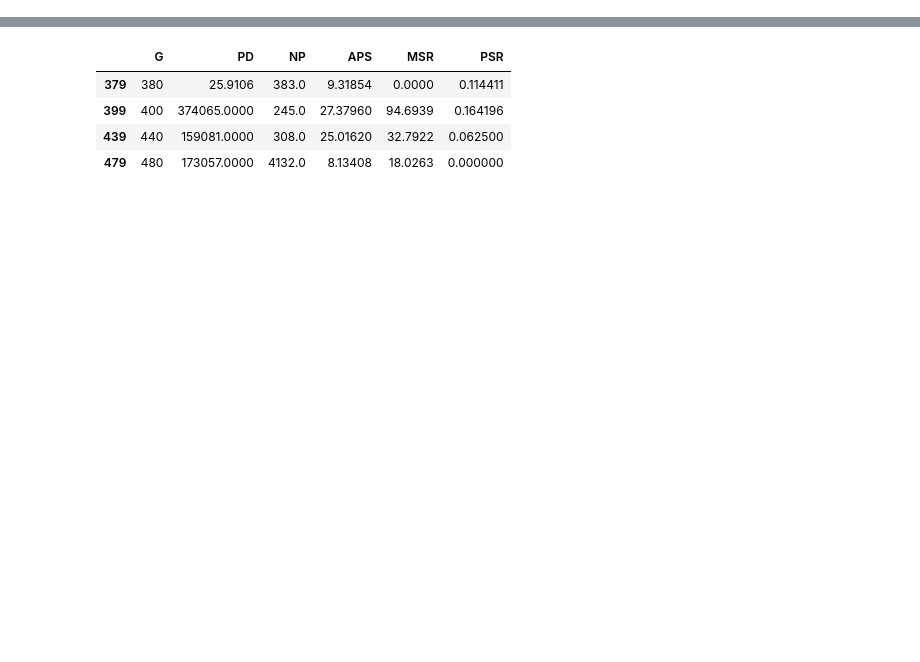
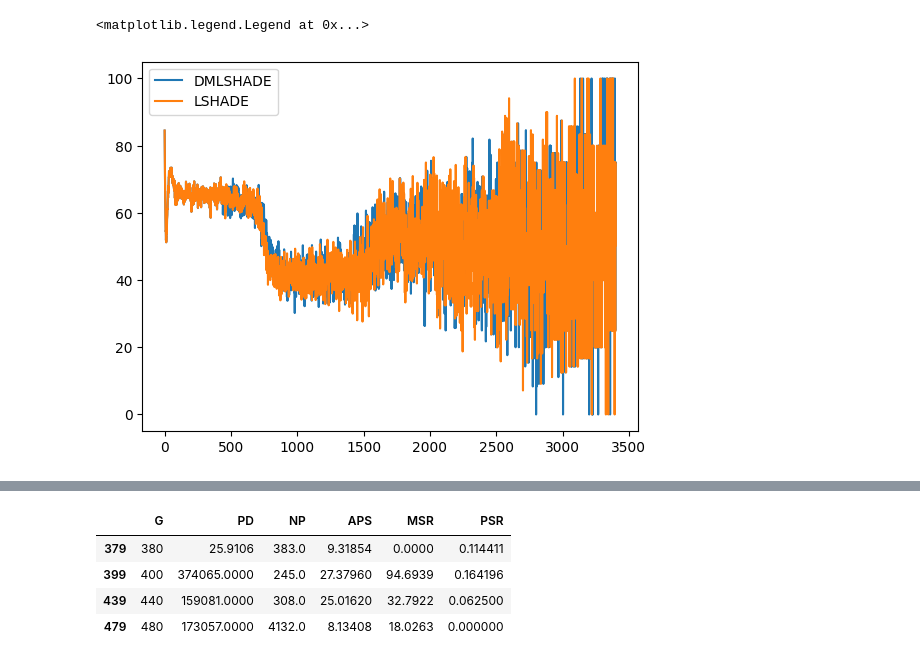
Before and after one commit to raphaelgoms/analysis-scripts, a Jupyter notebook: pattern_usage_strategy_analysis.ipynb, the cells around one changed output, grey strips where cells are left out. Cells and saved outputs as stored; diff of their text form; code cells hidden in the pictures; blank space fills up the shorter version.

```diff
--- a/pattern_usage_strategy_analysis.ipynb
+++ b/pattern_usage_strategy_analysis.ipynb
@@ -109,0 +69,7 @@ plt.legend()
+# %%
+dm_lshade_df.PSR.plot(label="DMLSHADE")
+lshade_df.PSR.plot(label="LSHADE")
+plt.legend()
+# %% [output]
+<matplotlib.legend.Legend at 0x...>
+[figure, added]
```
Also changed, not shown: parts of 19 cells of this notebook, 1 other file.
